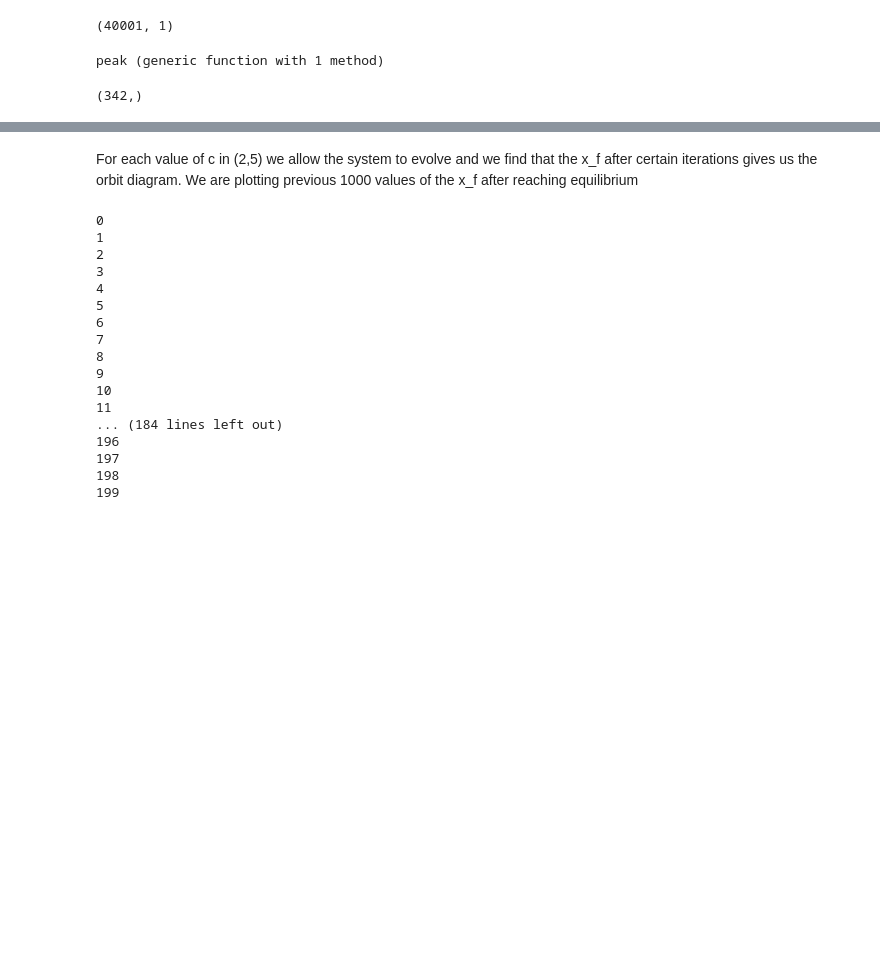
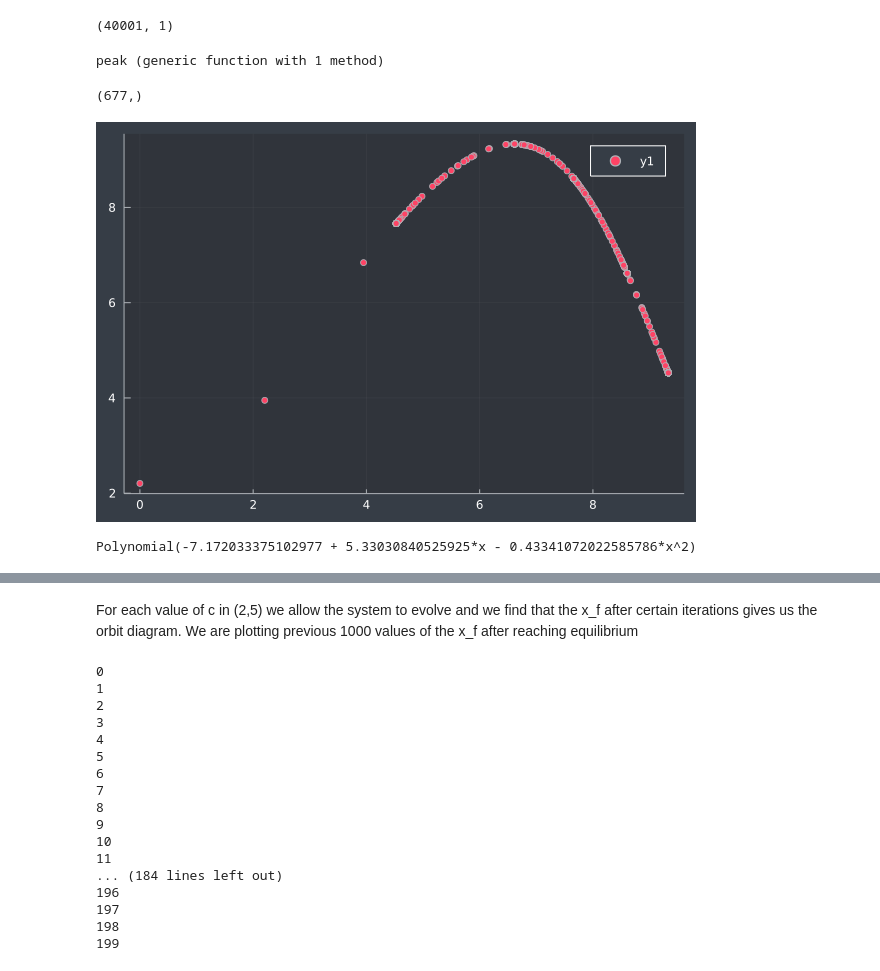
Before and after one commit to tushargayan2324/Universality-Roessler-equation, a Jupyter notebook: Universality.ipynb, the cells around one changed output, grey strips where cells are left out. Cells and saved outputs as stored; diff of their text form; code cells hidden in the pictures; blank space fills up the shorter version.

```diff
--- a/Universality.ipynb
+++ b/Universality.ipynb
@@ -12,11 +16,11 @@ using PlotThemes
 # %%
 function deriv(y,t,args)
-    c = args
+    (a,b,c) = args
     p = y[1]
     q = y[2]
     z = y[3]
-    a = 0.2
-    b = 0.2
+    #a = 0.2
+    #b = 0.3
     #c = 4.5 #the parameter
     return [-q-z , p + a*q , b + z*(p-c) ]
 end
@@ -24,10 +28,17 @@ end
 deriv (generic function with 1 method)
 # %%
 #initial conditions
+#y0 = [0,0,0]
 y0 = [1,1,2]
+#y0 = [0.6, -2.8, 2.9]
+#y0 = [0.127,-0.633974,0.633974]
+#y0 = Float64[0.12676,-0.6339745962155613,0.6339745962155613]
+
+
+
 st_time = 0
-end_time = 500
-h = 10^-3 #step size
+end_time = 4000
+h = 10^-2 #step size
 r = (end_time - st_time)/h
 t = LinRange(st_time, end_time, trunc(Int,r)+1)
 # %% [output]
@@ -102,8 +231,19 @@ function peak(y)
 end
 # %% [output]
 peak (generic function with 1 method)
-# %%
-y = peak(sol[:,[1]])
-size(y[2])
-# %% [output]
-(342,)
+# %%
+
+args = (0.2,0.3,5)
+#args1 = (0.2,0.3,0.57219531) #0.55339627
+sol_peaks = rk4(deriv,y0,t,args)
+
+y = peak(sol_peaks[:,[1]])
+size(y[1])
+# %% [output]
+(677,)
+# %%
+Plots.theme(:dark)
+
+scatter(y[1],y[2][1:size(y[1],1)])
+# %% [output]
+[figure, added]
@@ -110 +253,6 @@ size(y[2])
+# %%
+
+quadfit=fit(y[1],y[2][1:size(y[1],1)],2)
+# %% [output]
+Polynomial(-7.172033375102977 + 5.33030840525925*x - 0.43341072022585786*x^2)
 # %%
```
Also changed, not shown: parts of 24 cells of this notebook.
